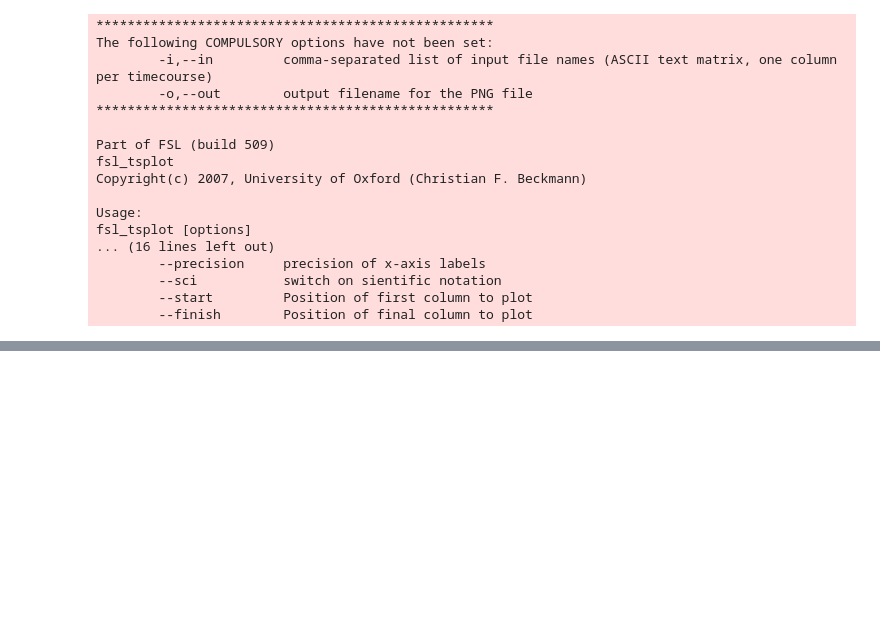
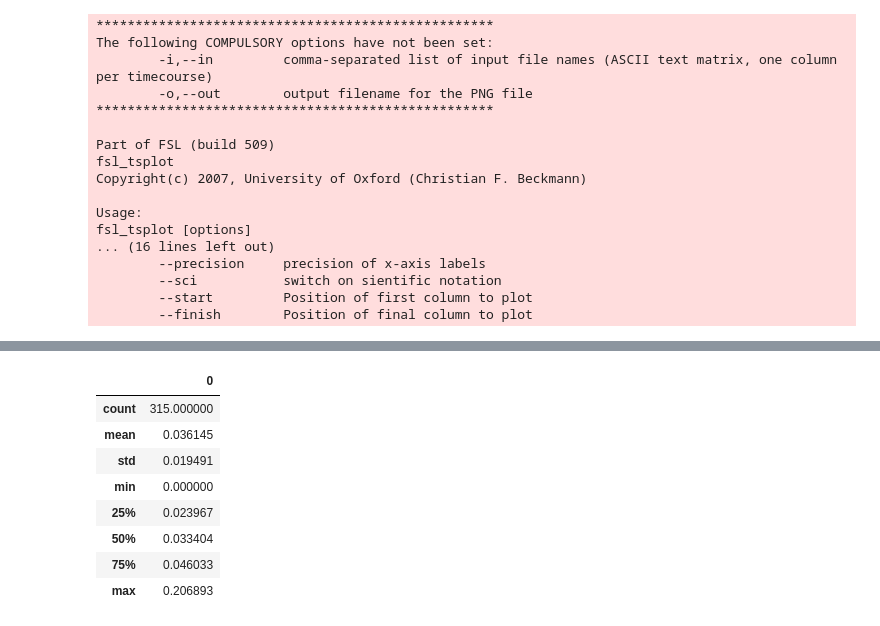
Before and after one commit to uiowa-mri-course-2018/Labs, a Jupyter notebook: 05-Lab/Motion correction and slice timing.ipynb, the cells around one changed output, grey strips where cells are left out. Cells and saved outputs as stored; diff of their text form; code cells hidden in the pictures; blank space fills up the shorter version.

```diff
--- a/05-Lab/Motion correction and slice timing.ipynb
+++ b/05-Lab/Motion correction and slice timing.ipynb
@@ -248,0 +255,13 @@ Compare to fd and dvars:
+# %%
+fd_mcf=pd.read_table('fd_mcf_ts',header=None)
+fd_mcf.describe()
+# %% [output]
+|  | 0 |
+| count | 315.000000 |
+| mean | 0.036145 |
+| std | 0.019491 |
+| min | 0.000000 |
+| 25% | 0.023967 |
+| 50% | 0.033404 |
+| 75% | 0.046033 |
+| max | 0.206893 |
```
Also changed, not shown: parts of 17 cells of this notebook.
